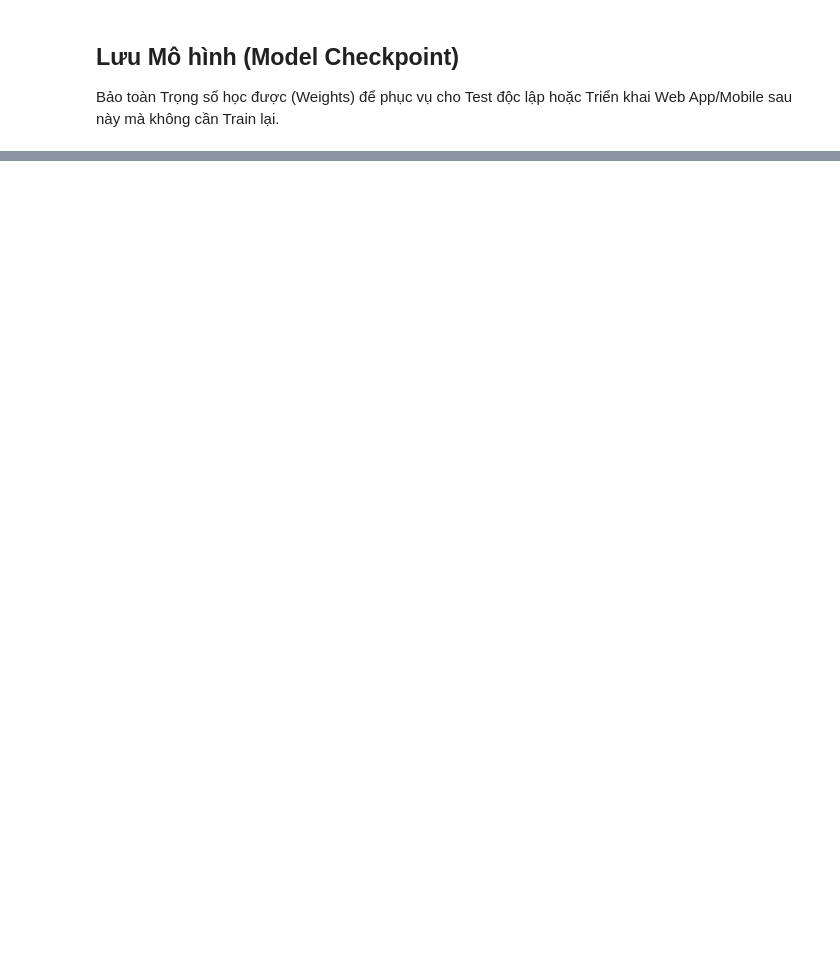
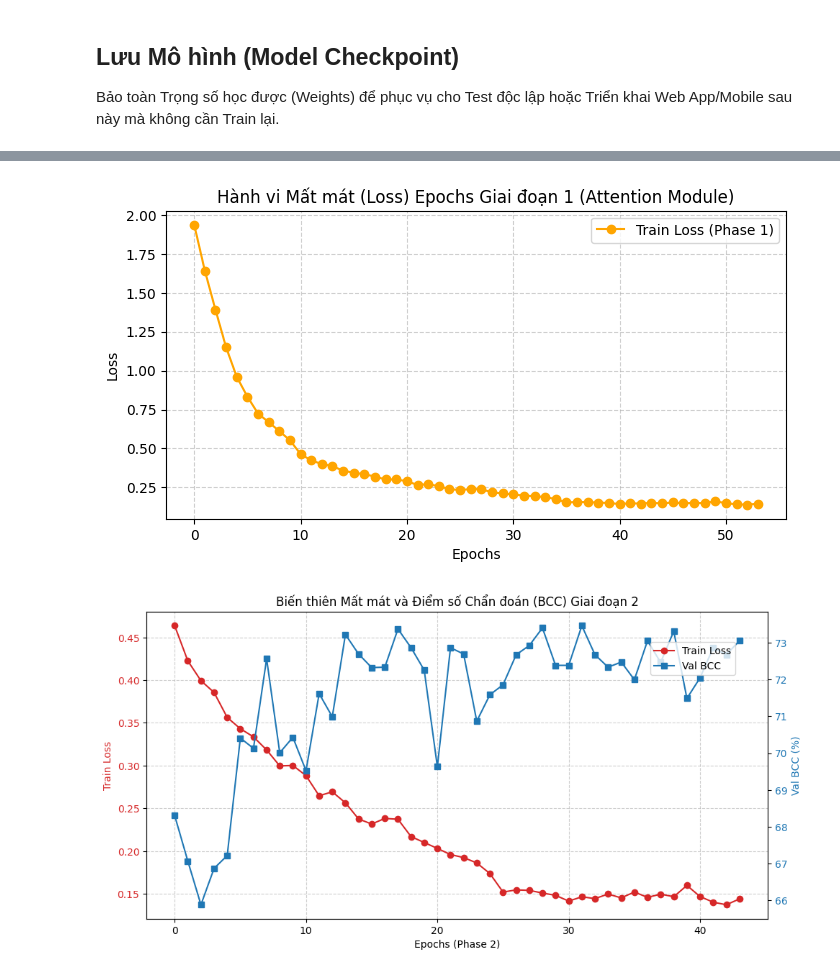
Before and after one commit to phamquocduc/PBL7, a Jupyter notebook: src/Model_training/MetaBlock_Fusion/04c_MetaBlock_ConvNeXt.ipynb, the cells around one changed output, grey strips where cells are left out. Cells and saved outputs as stored; diff of their text form; code cells hidden in the pictures; blank space fills up the shorter version.

```diff
--- a/src/Model_training/MetaBlock_Fusion/04c_MetaBlock_ConvNeXt.ipynb
+++ b/src/Model_training/MetaBlock_Fusion/04c_MetaBlock_ConvNeXt.ipynb
@@ -259,0 +278,43 @@ print(f"✅ Đã lưu trọng số mô hình tại: {save_path}")
+# %%
+import matplotlib.pyplot as plt
+import numpy as np
+
+# Data extracted verbatim from your previous training outputs
+train_loss_p1 = [1.9397, 1.6437, 1.3922, 1.1502, 0.9603, 0.8331, 0.7242, 0.6687, 0.6113, 0.5521, 0.4636, 0.4225, 0.3993, 0.3855, 0.3563, 0.3431, 0.3336, 0.3183, 0.2996, 0.3001, 0.2882, 0.2647, 0.2693, 0.2564, 0.2376, 0.2316, 0.2382, 0.2372, 0.2169, 0.21, 0.2031, 0.1959, 0.1924, 0.1861, 0.1737, 0.152, 0.1546, 0.154, 0.1509, 0.1482, 0.1415, 0.1465, 0.1444, 0.1497, 0.1452, 0.1521, 0.1458, 0.1496, 0.1466, 0.1598, 0.1468, 0.1402, 0.1372, 0.144]
+train_loss_p2 = [0.4636, 0.4225, 0.3993, 0.3855, 0.3563, 0.3431, 0.3336, 0.3183, 0.2996, 0.3001, 0.2882, 0.2647, 0.2693, 0.2564, 0.2376, 0.2316, 0.2382, 0.2372, 0.2169, 0.21, 0.2031, 0.1959, 0.1924, 0.1861, 0.1737, 0.152, 0.1546, 0.154, 0.1509, 0.1482, 0.1415, 0.1465, 0.1444, 0.1497, 0.1452, 0.1521, 0.1458, 0.1496, 0.1466, 0.1598, 0.1468, 0.1402, 0.1372, 0.144]
+val_bcc_p2 = [68.3, 67.06, 65.87, 66.86, 67.21, 70.41, 70.13, 72.57, 70.01, 70.43, 69.52, 71.62, 70.99, 73.23, 72.7, 72.33, 72.34, 73.38, 72.87, 72.26, 69.63, 72.87, 72.7, 70.87, 71.59, 71.86, 72.68, 72.93, 73.41, 72.39, 72.39, 73.47, 72.68, 72.34, 72.48, 72.0, 73.06, 72.47, 73.32, 71.49, 72.05, 72.87, 72.68, 73.06]
+
+# Plot Phase 1 Loss (if exists)
+if len(train_loss_p1) > 0:
+    plt.figure(figsize=(8, 4))
+    plt.plot(train_loss_p1, label='Train Loss (Phase 1)', color='orange', marker='o')
+    plt.title('Hành vi Mất mát (Loss) Epochs Giai đoạn 1 (Attention Module)')
+    plt.xlabel('Epochs')
+    plt.ylabel('Loss')
+    plt.grid(True, linestyle='--', alpha=0.6)
+    plt.legend()
+    plt.show()
+
+# Plot Phase 2 Loss and BCC
+fig, ax1 = plt.subplots(figsize=(10, 5))
+
+color = 'tab:red'
+ax1.set_xlabel('Epochs (Phase 2)')
+ax1.set_ylabel('Train Loss', color=color)
+ax1.plot(train_loss_p2, color=color, marker='o', label='Train Loss')
+ax1.tick_params(axis='y', labelcolor=color)
+
+ax2 = ax1.twinx()
+color = 'tab:blue'
+ax2.set_ylabel('Val BCC (%)', color=color)
+ax2.plot(val_bcc_p2, color=color, marker='s', label='Val BCC')
+ax2.tick_params(axis='y', labelcolor=color)
+
+fig.tight_layout()
+plt.title('Biến thiên Mất mát và Điểm số Chẩn đoán (BCC) Giai đoạn 2')
+ax1.grid(True, linestyle='--', alpha=0.6)
+fig.legend(loc='upper right', bbox_to_anchor=(0.9, 0.9))
+plt.show()
+# %% [output]
+[figure, added]
+[figure, added]
```
Also changed, not shown: parts of 6 cells of this notebook, 2 other files.
